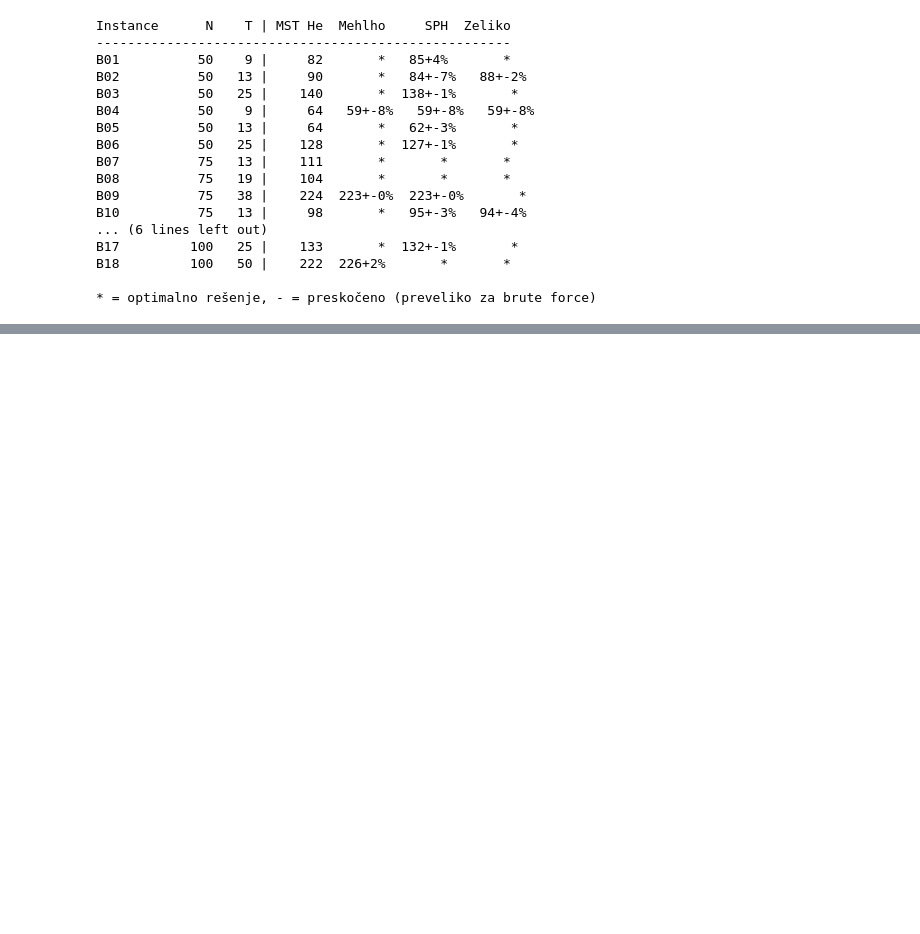
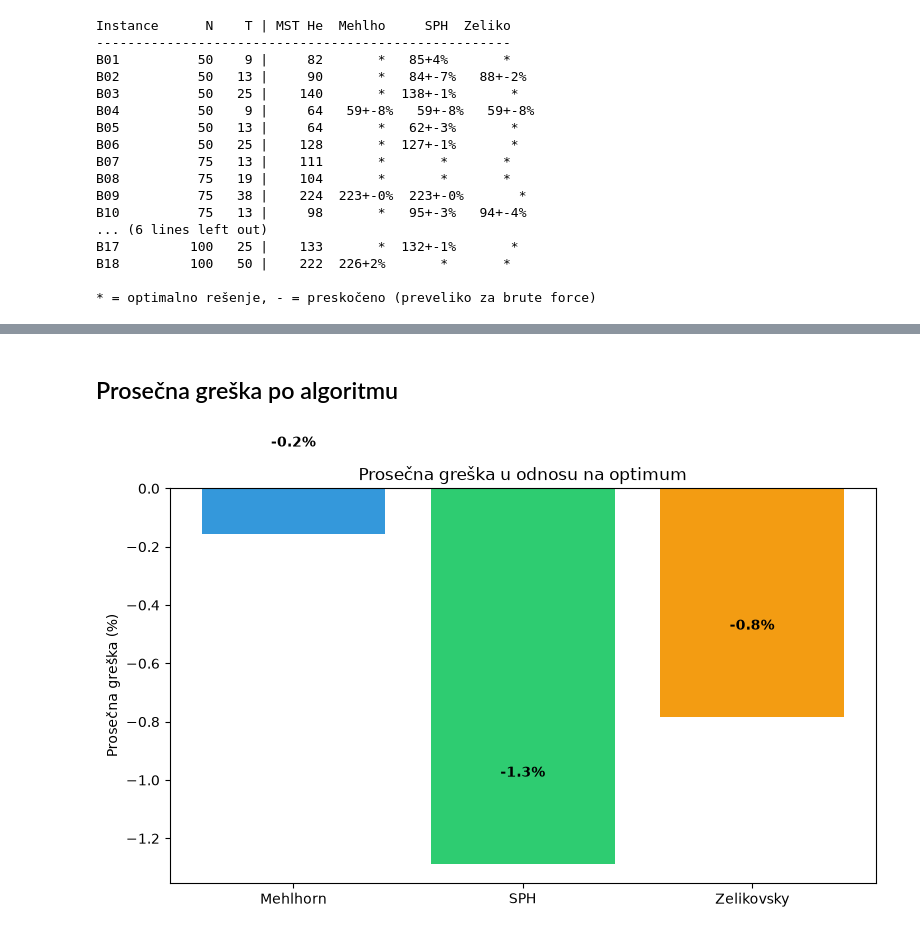
Before and after one commit to TinovoS/Approxiation-algorithms-for-Steiner-trees-in-weighted-graphs, a Jupyter notebook: 04_test_B.ipynb, the cells around one changed output, grey strips where cells are left out. Cells and saved outputs as stored; diff of their text form; code cells hidden in the pictures; blank space fills up the shorter version.

```diff
--- a/04_test_B.ipynb
+++ b/04_test_B.ipynb
@@ -36,0 +78,6 @@ B18         100   50 |    222  226+2%       *       *
+# %% [markdown]
+## Prosečna greška po algoritmu
+# %%
+plot_avg_errors(results, algorithms)
+# %% [output]
+[figure, added]
```
Also changed, not shown: parts of 23 cells of this notebook.
